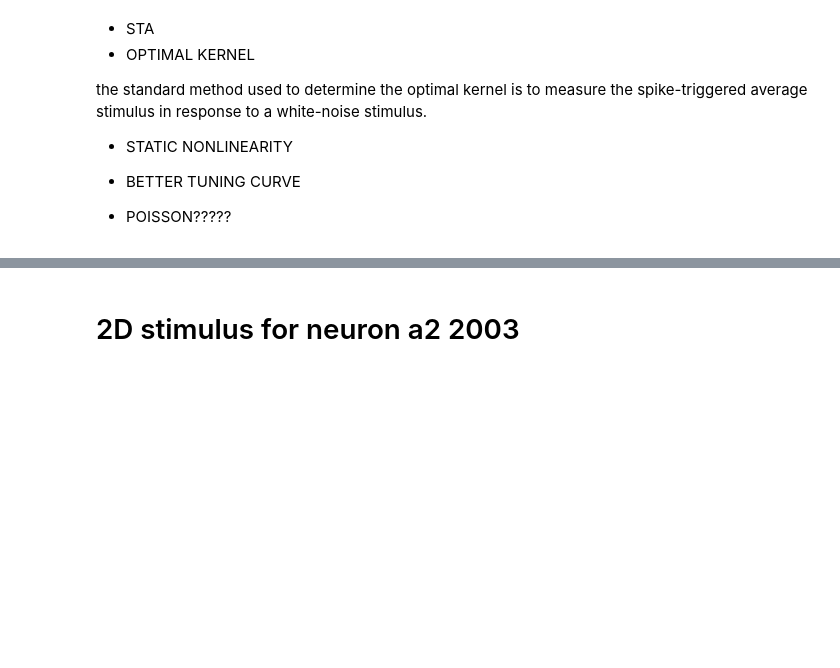
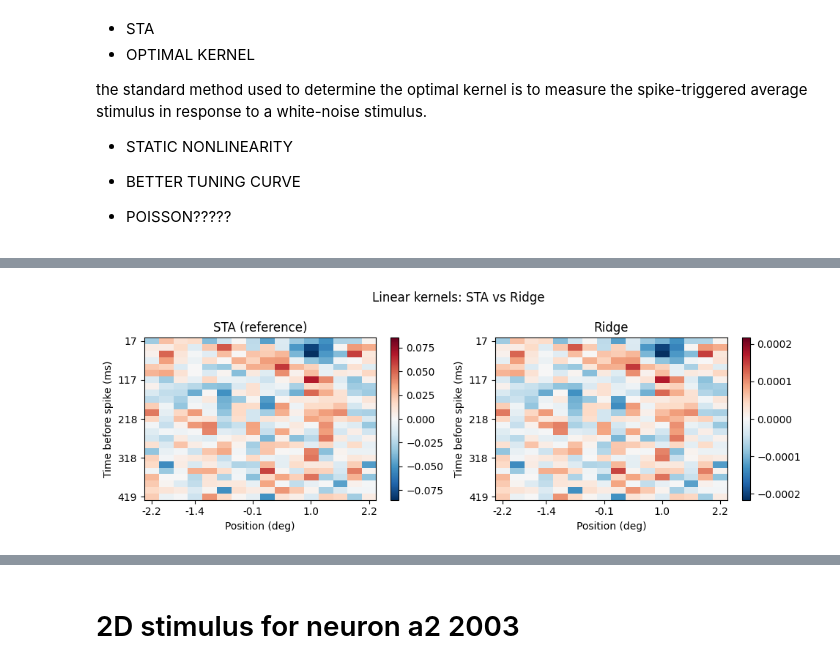
Before and after one commit to alessandrodipiano/neural_encoding, a Jupyter notebook: start.ipynb, the cells around one changed output, grey strips where cells are left out. Cells and saved outputs as stored; diff of their text form; code cells hidden in the pictures; blank space fills up the shorter version.

Commit message:
Add files via upload
STA and kernel optimization

```diff
--- a/start.ipynb
+++ b/start.ipynb
@@ -770,0 +943,19 @@ the standard method used to determine the optimal kernel is to measure the spike
+# %%
+# Proper CV: recompute STA from training runs only (no data leakage)
+# For white noise: STA_train = Xty_train / n_train_spikes = (X.T @ y_train) / n_train_spikes
+# This is equivalent to ridge with α → 0, computed from held-out training data.
+
+sta_rs = []
+for test_i in range(n_runs):
+    train_idx      = [i for i in range(n_runs) if i != test_i]
+    n_train_spikes = run_ys[train_idx].sum()
+    sta_train_flat = Xty_r[train_idx].sum(axis=0) / (n_train_spikes + 1e-10)
+
+    g = X_flat @ sta_train_flat.astype(np.float32)
+    r = pearsonr(g, run_rates[test_i]).statistic
+    sta_rs.append(r)
+    print(f'  fold {test_i}: r = {r:.4f}')
+
+sta_rs = np.array(sta_rs)
+print(f'\nSTA   r = {sta_rs.mean():.4f} ± {sta_rs.std():.4f}')
+print('(per-fold STA from training runs only — no data leakage)')
@@ -770,0 +975,61 @@ the standard method used to determine the optimal kernel is to measure the spike
+# %%
+alphas = np.logspace(-1, 6, 35)
+I400   = np.eye(n_features, dtype=np.float32)
+
+ridge_rs = np.zeros((n_runs, len(alphas)))
+
+for test_i in range(n_runs):
+    train_idx   = [i for i in range(n_runs) if i != test_i]
+    k           = len(train_idx)
+    A_train     = k * XtX
+    Xty_train   = Xty_r[train_idx].sum(axis=0)
+
+    for j, alpha in enumerate(alphas):
+        w = np.linalg.solve(A_train + alpha * I400, Xty_train)
+        r = pearsonr(X_flat @ w, run_rates[test_i]).statistic
+        ridge_rs[test_i, j] = r
+
+mean_rs       = ridge_rs.mean(axis=0)
+best_j        = int(mean_rs.argmax())
+best_alpha_cv = alphas[best_j]
+ridge_rs_cv   = ridge_rs[:, best_j]
+print(f'Ridge  best α = {best_alpha_cv:.3g}   r = {mean_rs[best_j]:.4f} ± {ridge_rs_cv.std():.4f}')
+
+# Final kernel on all runs with best α
+w_ridge    = np.linalg.solve(n_runs * XtX + best_alpha_cv * I400, Xty_r.sum(axis=0))
+w_ridge_2d = w_ridge.reshape(n_lags, N_bars)   # (25, 16)
+
+# ── kernel comparison ────────────────────────────────────────────────────────
+fig, axes = plt.subplots(1, 2, figsize=(10, 3.5))
+for ax, kernel, title in zip(axes,
+                              [sta,         w_ridge_2d],
+                              ['STA (reference)', 'Ridge']):
+    vmax = np.abs(kernel).max()
+    im   = ax.imshow(kernel, aspect='auto', cmap='RdBu_r', vmin=-vmax, vmax=vmax,
+                     interpolation='nearest', origin='upper')
+    xtick_idx = np.linspace(0, 15, 5).astype(int)
+    ax.set_xticks(xtick_idx)
+    ax.set_xticklabels([f'{bar_positions[i]:.1f}' for i in xtick_idx])
+    ax.set_xlabel('Position (deg)')
+    ytick_idx = np.linspace(0, n_lags - 1, 5).astype(int)
+    ax.set_yticks(ytick_idx)
+    ax.set_yticklabels([f'{lags_ms[i]:.0f}' for i in ytick_idx])
+    ax.set_ylabel('Time before spike (ms)')
+    ax.set_title(title)
+    plt.colorbar(im, ax=ax)
+plt.suptitle('Linear kernels: STA vs Ridge')
+plt.tight_layout()
+plt.show()
+
+# ── α selection curve ────────────────────────────────────────────────────────
+plt.figure(figsize=(7, 3))
+for fold_r in ridge_rs:
+    plt.semilogx(alphas, fold_r, alpha=0.3, color='steelblue', linewidth=1)
+plt.semilogx(alphas, mean_rs, 'k-', linewidth=2, label='mean r')
+plt.axvline(best_alpha_cv, color='red', linestyle='--',
+            label=f'best α = {best_alpha_cv:.1g}')
+plt.xlabel('α (regularisation strength)')
+plt.ylabel('Pearson r (test)')
+plt.title('Ridge α selection (leave-one-run-out CV)')
+plt.legend(); plt.grid(True); plt.tight_layout(); plt.show()
+# %% [output]
@@ -770,0 +1037 @@ the standard method used to determine the optimal kernel is to measure the spike
+[figure, added]
```
Also changed, not shown: parts of 16 cells of this notebook.
